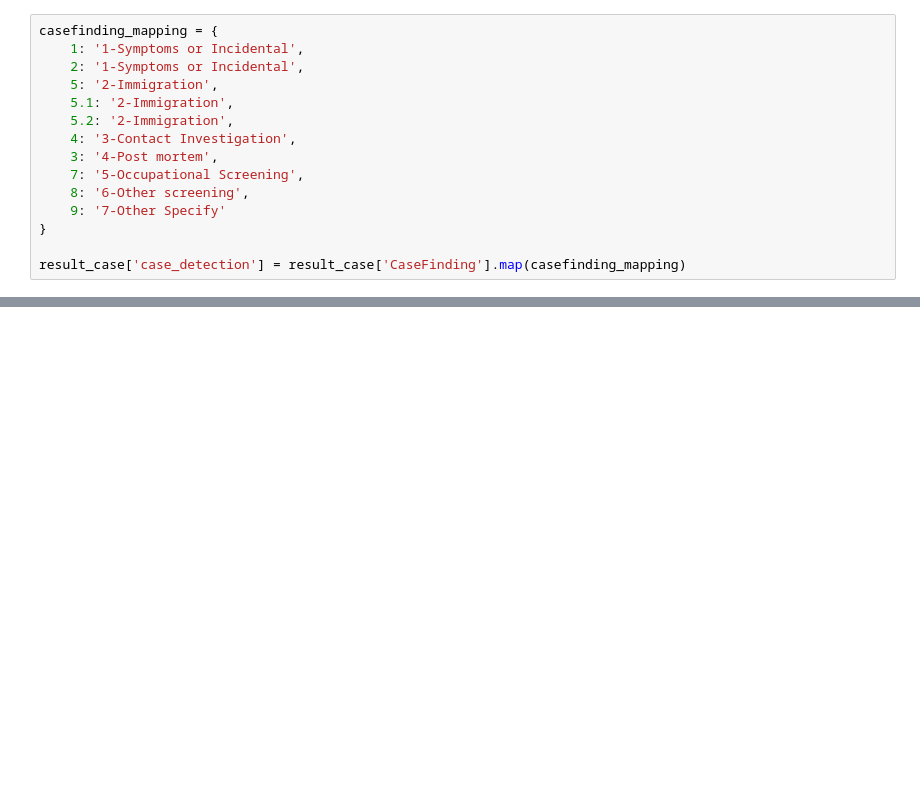
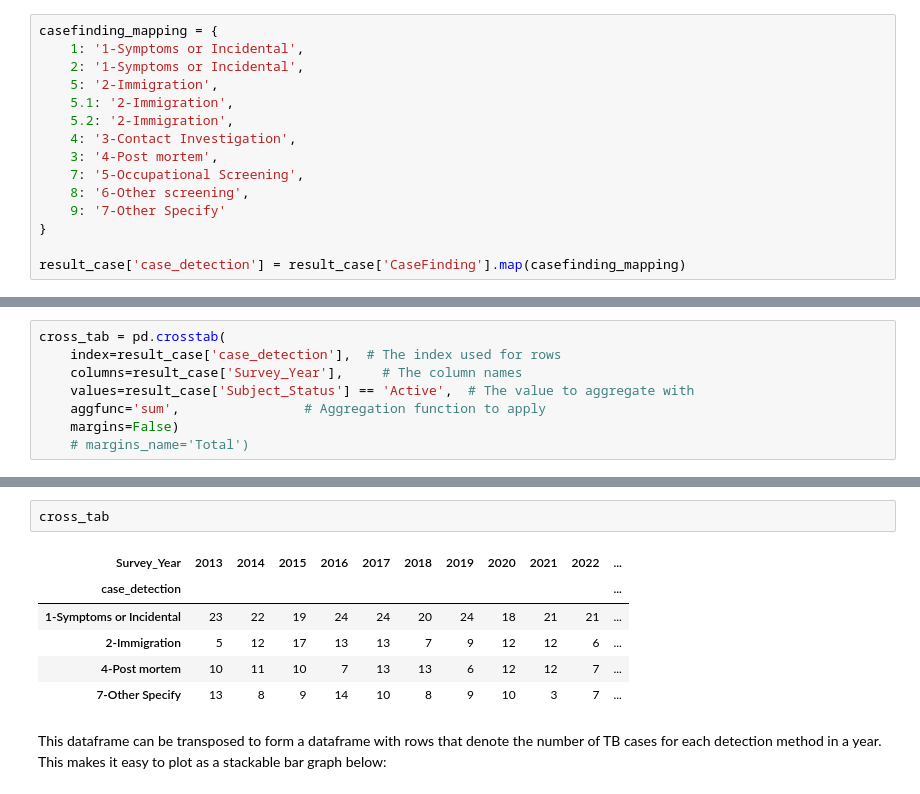
Before and after one commit to niranjan-ramesh/custom-images, a Jupyter notebook: analytics-environment/analyze-synthetic-data.ipynb, the cells around one changed output, grey strips where cells are left out. Saved outputs shown, nothing was run; the diff lists cells and outputs as text; blank space fills up the shorter version.

```diff
--- a/analytics-environment/analyze-synthetic-data.ipynb
+++ b/analytics-environment/analyze-synthetic-data.ipynb
@@ -724,0 +761,8 @@ result_case['case_detection'] = result_case['CaseFinding'].map(casefinding_mappi
+# %%
+cross_tab = pd.crosstab(
+    index=result_case['case_detection'],  # The index used for rows
+    columns=result_case['Survey_Year'],     # The column names
+    values=result_case['Subject_Status'] == 'Active',  # The value to aggregate with
+    aggfunc='sum',                # Aggregation function to apply
+    margins=False)
+    # margins_name='Total')
@@ -725 +779,12 @@ result_case['case_detection'] = result_case['CaseFinding'].map(casefinding_mappi
+# %%
+cross_tab
+# %% [output]
+| Survey_Year | 2013 | 2014 | 2015 | 2016 | 2017 | 2018 | 2019 | 2020 | 2021 | 2022 | ... |
+| case_detection |  |  |  |  |  |  |  |  |  |  | ... |
+| 1-Symptoms or Incidental | 23 | 22 | 19 | 24 | 24 | 20 | 24 | 18 | 21 | 21 | ... |
+| 2-Immigration | 5 | 12 | 17 | 13 | 13 | 7 | 9 | 12 | 12 | 6 | ... |
+| 4-Post mortem | 10 | 11 | 10 | 7 | 13 | 13 | 6 | 12 | 12 | 7 | ... |
+| 7-Other Specify | 13 | 8 | 9 | 14 | 10 | 8 | 9 | 10 | 3 | 7 | ... |
+# %% [markdown]
+This dataframe can be transposed to form a dataframe with rows that denote the number of TB cases for each detection method in a year. This makes it easy to plot as a stackable bar graph below:
 # %%
```
Also changed, not shown: parts of 18 cells of this notebook.
